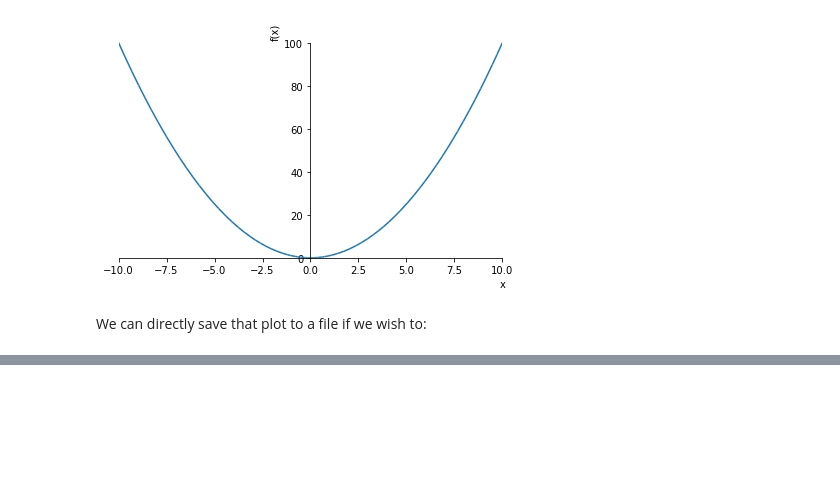
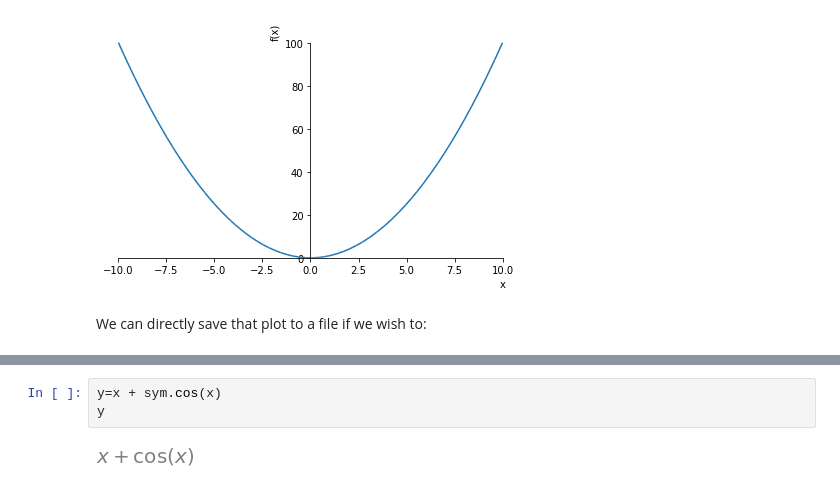
Before and after one commit to adilsazeez/PythonForFun, a Jupyter notebook: notebooks/02_Symbolic_Mathematics_in_Python.ipynb, the cells around one changed output, grey strips where cells are left out. Cells and saved outputs as stored; diff of their text form; blank space fills up the shorter version.

```diff
--- a/notebooks/02_Symbolic_Mathematics_in_Python.ipynb
+++ b/notebooks/02_Symbolic_Mathematics_in_Python.ipynb
@@ -298,0 +308,5 @@ p.save("x_squared.pdf");
+# %%
+y=x + sym.cos(x)
+y
+# %% [output]
+[figure, added]
```
Also changed, not shown: parts of 20 cells of this notebook, 1 other file.
